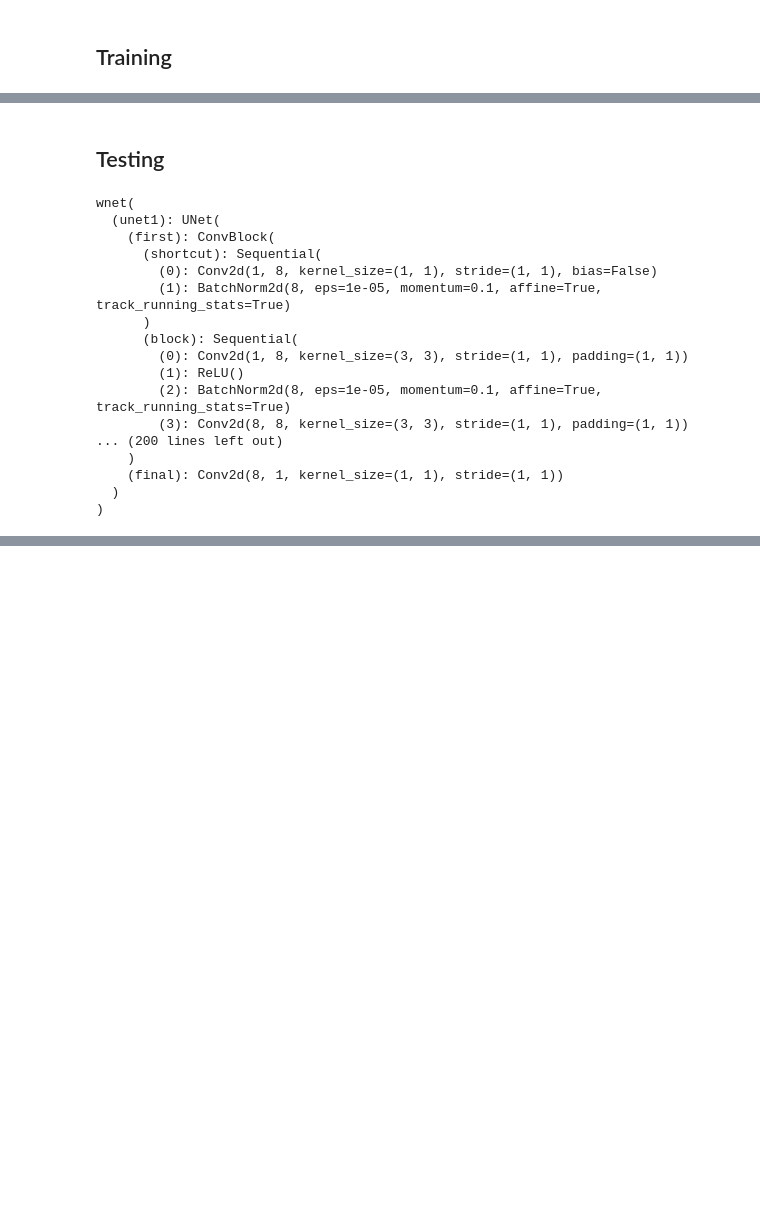
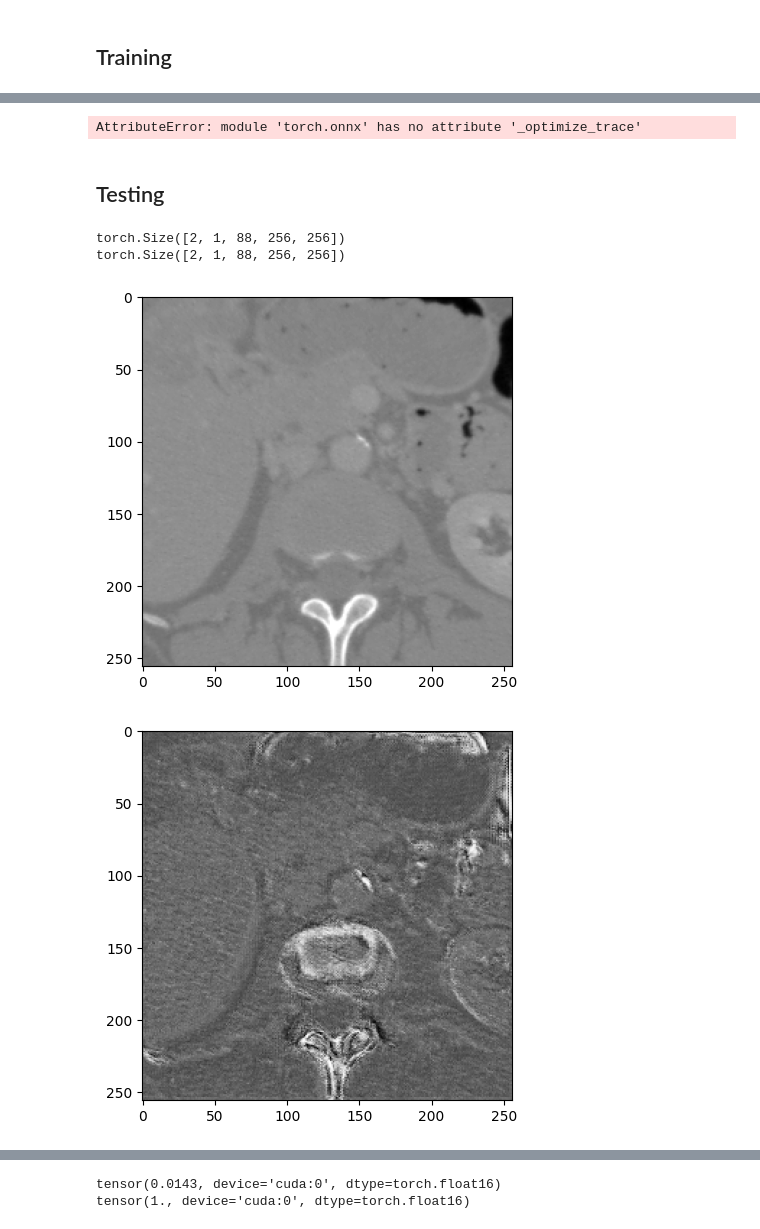
Before and after one commit to LinieKiste/KAP, a Jupyter notebook: training.ipynb, the cells around one changed output, grey strips where cells are left out. Saved outputs shown, nothing was run; the diff lists cells and outputs as text; code cells hidden in the pictures; blank space fills up the shorter version.

```diff
--- a/training.ipynb
+++ b/training.ipynb
@@ -36,22 +45,44 @@ RuntimeError: Given groups=1, weight of size [8, 1, 3, 3], expected input[7, 91,
+# %%
+from models.WNet import WNet, UNet
+import torch
+import hiddenlayer as hl
+from utils.loader import DicomDataset3D
+from torch.utils.data import DataLoader
+BATCH_SIZE = 2
+device = 'cuda'
+
+train_dataloader = DataLoader(DicomDataset3D("data/train.csv"), batch_size=BATCH_SIZE)
+
+with torch.no_grad():
+    x, y = next(iter(train_dataloader))
+    if False and torch.cuda.is_available():
+        x, y = x.cuda(), y.cuda()
+
+model = WNet()#.to(device)
+# transforms = [ hl.transforms.Prune('Constant') ] # Removes Constant nodes from graph.
+graph = hl.build_graph(model, torch.squeeze(x, 2))
+# graph.theme = hl.graph.THEMES['blue'].copy()
+# graph.save('rnn_hiddenlayer', format='png')
+# %% [output]
+AttributeError: module 'torch.onnx' has no attribute '_optimize_trace'
 # %% [markdown]
 ## Testing
-# %%
-model.eval()
-# %% [output]
-wnet(
-  (unet1): UNet(
-    (first): ConvBlock(
-      (shortcut): Sequential(
-        (0): Conv2d(1, 8, kernel_size=(1, 1), stride=(1, 1), bias=False)
-        (1): BatchNorm2d(8, eps=1e-05, momentum=0.1, affine=True, track_running_stats=True)
-      )
-      (block): Sequential(
-        (0): Conv2d(1, 8, kernel_size=(3, 3), stride=(1, 1), padding=(1, 1))
-        (1): ReLU()
-        (2): BatchNorm2d(8, eps=1e-05, momentum=0.1, affine=True, track_running_stats=True)
-        (3): Conv2d(8, 8, kernel_size=(3, 3), stride=(1, 1), padding=(1, 1))
-... (200 lines left out)
-    )
-    (final): Conv2d(8, 1, kernel_size=(1, 1), stride=(1, 1))
-  )
-)
+# %%
+with torch.no_grad():
+    x, y = next(iter(train_dataloader))
+    print(x.shape)
+    if torch.cuda.is_available():
+        x, y = x.cuda(), y.cuda()
+    pred = model(x)
+    pred = torch.nn.Sigmoid()(pred)
+    print(pred.shape)
+    nb.show(x[0], 55)
+    nb.show(pred[0], 55)
+    nb.show(y[0], 55)
+    print(torch.min(pred))
+    print(torch.max(pred))
+# %% [output]
+torch.Size([2, 1, 88, 256, 256])
+torch.Size([2, 1, 88, 256, 256])
+[figure, added]
+[figure, added]
@@ -57,0 +90,2 @@ wnet(
+tensor(0.0143, device='cuda:0', dtype=torch.float16)
+tensor(1., device='cuda:0', dtype=torch.float16)
```
Also changed, not shown: parts of 5 cells of this notebook, 6 other files.
